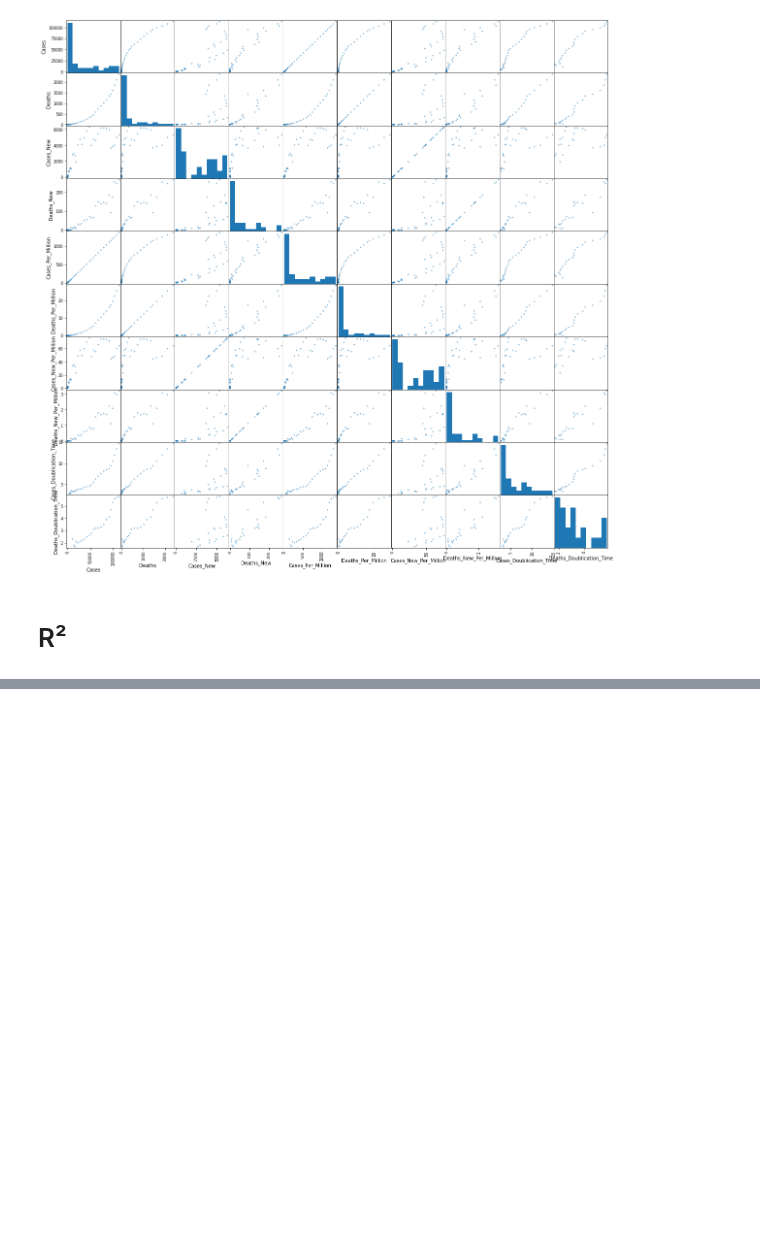
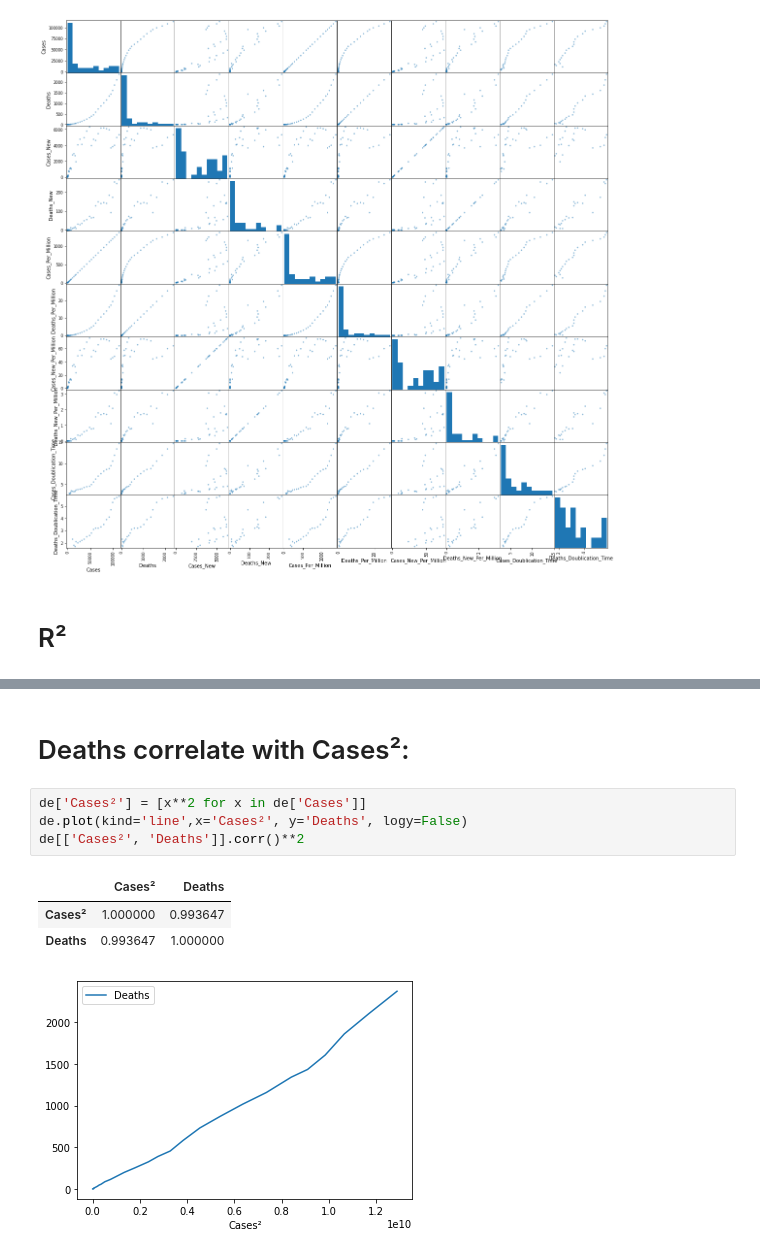
Before and after one commit to pschwede/covid19plots, a Jupyter notebook: scatter_matrix.ipynb, the cells around one changed output, grey strips where cells are left out. Cells and saved outputs as stored; diff of their text form; blank space fills up the shorter version.

Commit message:
new: deaths correlate with cases^2

```diff
--- a/scatter_matrix.ipynb
+++ b/scatter_matrix.ipynb
@@ -27,3 +27,14 @@ corr.style.background_gradient(cmap='Blues')
 | Deaths_New_Per_Million | 0.913767 | 0.925954 | 0.545128 | 1.000000 | 0.913767 | 0.925953 | 0.545132 | ... |
 | Cases_Doublication_Time | 0.904381 | 0.993359 | 0.272871 | 0.922907 | 0.904381 | 0.993359 | 0.272875 | ... |
 | Deaths_Doublication_Time | 0.911933 | 0.969268 | 0.076860 | 0.854948 | 0.911933 | 0.969270 | 0.076864 | ... |
+# %% [markdown]
+# Deaths correlate with Cases²:
+# %%
+de['Cases²'] = [x**2 for x in de['Cases']]
+de.plot(kind='line',x='Cases²', y='Deaths', logy=False)
+de[['Cases²', 'Deaths']].corr()**2
+# %% [output]
+|  | Cases² | Deaths |
+| Cases² | 1.000000 | 0.993647 |
+| Deaths | 0.993647 | 1.000000 |
+[figure, added]
```
